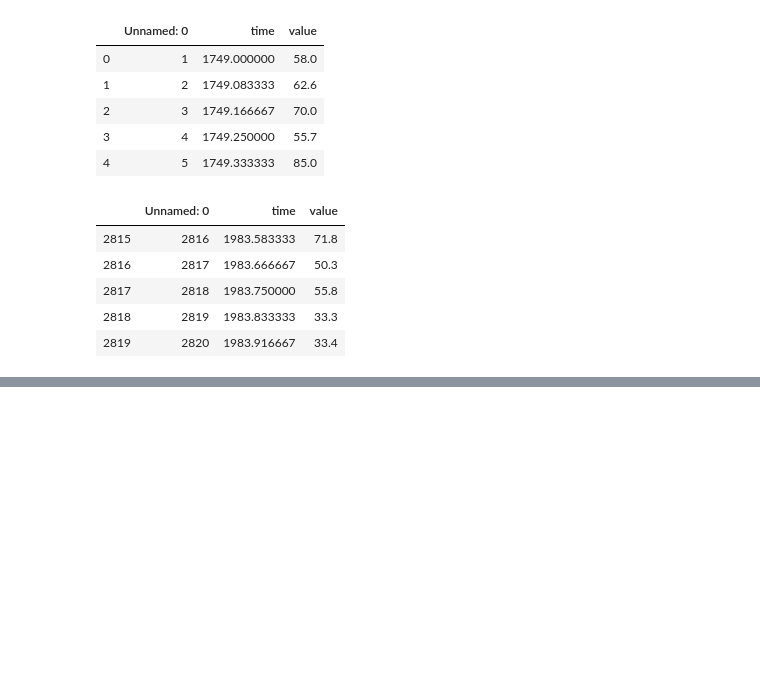
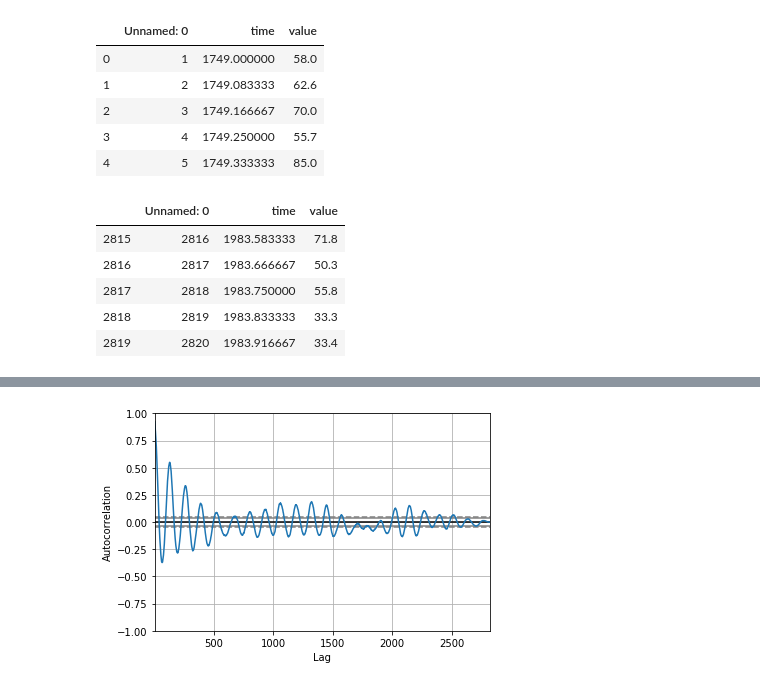
Before and after one commit to damiansp/TS, a Jupyter notebook: coursera/sequencesTSAndPrediction/01_intro_to_TS/01_sequences_and_prediction.py.ipynb, the cells around one changed output, grey strips where cells are left out. Saved outputs shown, nothing was run; the diff lists cells and outputs as text; code cells hidden in the pictures; blank space fills up the shorter version.

```diff
--- a/coursera/sequencesTSAndPrediction/01_intro_to_TS/01_sequences_and_prediction.py.ipynb
+++ b/coursera/sequencesTSAndPrediction/01_intro_to_TS/01_sequences_and_prediction.py.ipynb
@@ -234,0 +269,4 @@ df.tail()
+# %%
+autocorrelation_plot(df.value);
+# %% [output]
+[figure, added]
```
Also changed, not shown: parts of 21 cells of this notebook.
